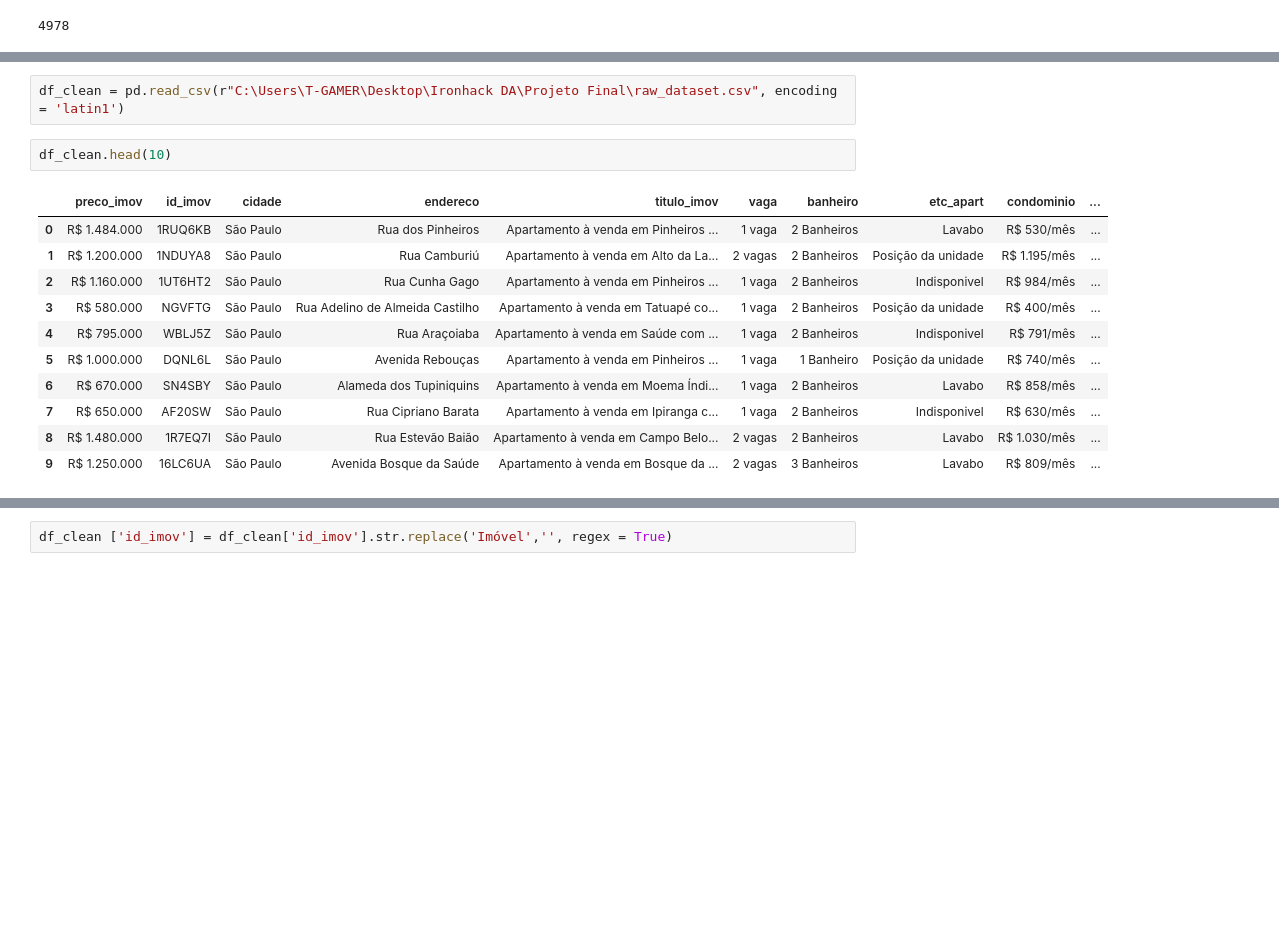
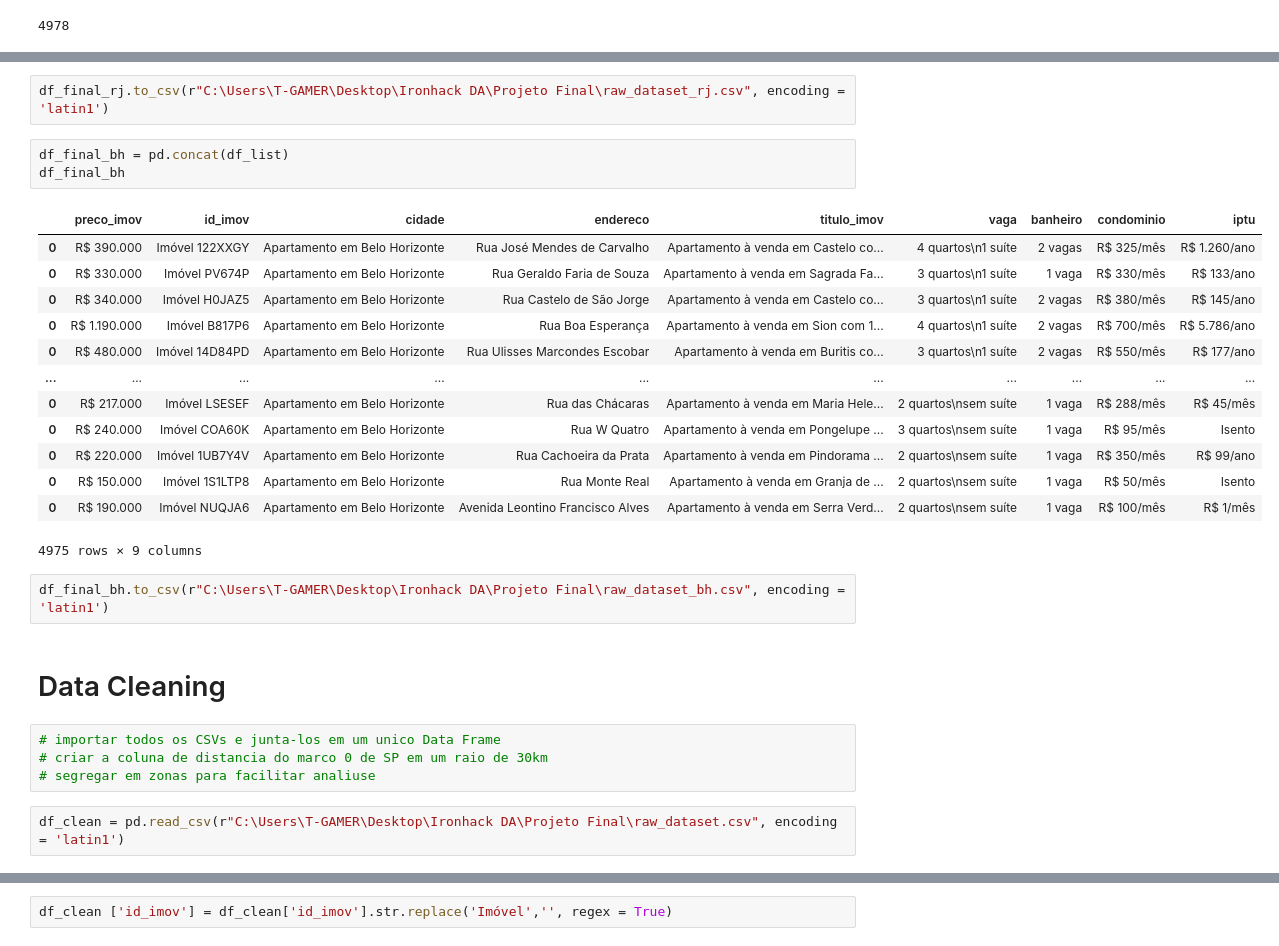
Before and after one commit to leoncasty/data_viz_imob, a Jupyter notebook: mercado_imob.ipynb, the cells around one changed output, grey strips where cells are left out. Cells and saved outputs as stored; diff of their text form; blank space fills up the shorter version.

```diff
--- a/mercado_imob.ipynb
+++ b/mercado_imob.ipynb
@@ -312,16 +333,29 @@ df_final_final.to_csv(r"C:\Users\T-GAMER\Desktop\Ironhack DA\Projeto Final\raw_d
+# %%
+df_final_rj.to_csv(r"C:\Users\T-GAMER\Desktop\Ironhack DA\Projeto Final\raw_dataset_rj.csv", encoding = 'latin1')
+# %%
+df_final_bh = pd.concat(df_list)
+df_final_bh
+# %% [output]
+|  | preco_imov | id_imov | cidade | endereco | titulo_imov | vaga | banheiro | condominio | iptu |
+| 0 | R$ 390.000 | Imóvel 122XXGY | Apartamento em Belo Horizonte | Rua José Mendes de Carvalho | Apartamento à venda em Castelo co... | 4 quartos\n1 suíte | 2 vagas | R$ 325/mês | R$ 1.260/ano |
+| 0 | R$ 330.000 | Imóvel PV674P | Apartamento em Belo Horizonte | Rua Geraldo Faria de Souza | Apartamento à venda em Sagrada Fa... | 3 quartos\n1 suíte | 1 vaga | R$ 330/mês | R$ 133/ano |
+| 0 | R$ 340.000 | Imóvel H0JAZ5 | Apartamento em Belo Horizonte | Rua Castelo de São Jorge | Apartamento à venda em Castelo co... | 3 quartos\n1 suíte | 2 vagas | R$ 380/mês | R$ 145/ano |
+| 0 | R$ 1.190.000 | Imóvel B817P6 | Apartamento em Belo Horizonte | Rua Boa Esperança | Apartamento à venda em Sion com 1... | 4 quartos\n1 suíte | 2 vagas | R$ 700/mês | R$ 5.786/ano |
+| 0 | R$ 480.000 | Imóvel 14D84PD | Apartamento em Belo Horizonte | Rua Ulisses Marcondes Escobar | Apartamento à venda em Buritis co... | 3 quartos\n1 suíte | 2 vagas | R$ 550/mês | R$ 177/ano |
+| ... | ... | ... | ... | ... | ... | ... | ... | ... | ... |
+| 0 | R$ 217.000 | Imóvel LSESEF | Apartamento em Belo Horizonte | Rua das Chácaras | Apartamento à venda em Maria Hele... | 2 quartos\nsem suíte | 1 vaga | R$ 288/mês | R$ 45/mês |
+| 0 | R$ 240.000 | Imóvel COA60K | Apartamento em Belo Horizonte | Rua W Quatro | Apartamento à venda em Pongelupe ... | 3 quartos\nsem suíte | 1 vaga | R$ 95/mês | Isento |
+| 0 | R$ 220.000 | Imóvel 1UB7Y4V | Apartamento em Belo Horizonte | Rua Cachoeira da Prata | Apartamento à venda em Pindorama ... | 2 quartos\nsem suíte | 1 vaga | R$ 350/mês | R$ 99/ano |
+| 0 | R$ 150.000 | Imóvel 1S1LTP8 | Apartamento em Belo Horizonte | Rua Monte Real | Apartamento à venda em Granja de ... | 2 quartos\nsem suíte | 1 vaga | R$ 50/mês | Isento |
+| 0 | R$ 190.000 | Imóvel NUQJA6 | Apartamento em Belo Horizonte | Avenida Leontino Francisco Alves | Apartamento à venda em Serra Verd... | 2 quartos\nsem suíte | 1 vaga | R$ 100/mês | R$ 1/mês |
+4975 rows × 9 columns
+# %%
+df_final_bh.to_csv(r"C:\Users\T-GAMER\Desktop\Ironhack DA\Projeto Final\raw_dataset_bh.csv", encoding = 'latin1')
+# %% [markdown]
+# Data Cleaning
+# %%
+# importar todos os CSVs e junta-los em um unico Data Frame
+# criar a coluna de distancia do marco 0 de SP em um raio de 30km
+# segregar em zonas para facilitar analiuse
 # %%
 df_clean = pd.read_csv(r"C:\Users\T-GAMER\Desktop\Ironhack DA\Projeto Final\raw_dataset.csv", encoding = 'latin1')
-# %%
-df_clean.head(10)
-# %% [output]
-|  | preco_imov | id_imov | cidade | endereco | titulo_imov | vaga | banheiro | etc_apart | condominio | ... |
-| 0 | R$ 1.484.000 | 1RUQ6KB | São Paulo | Rua dos Pinheiros | Apartamento à venda em Pinheiros ... | 1 vaga | 2 Banheiros | Lavabo | R$ 530/mês | ... |
-| 1 | R$ 1.200.000 | 1NDUYA8 | São Paulo | Rua Camburiú | Apartamento à venda em Alto da La... | 2 vagas | 2 Banheiros | Posição da unidade | R$ 1.195/mês | ... |
-| 2 | R$ 1.160.000 | 1UT6HT2 | São Paulo | Rua Cunha Gago | Apartamento à venda em Pinheiros ... | 1 vaga | 2 Banheiros | Indisponivel | R$ 984/mês | ... |
-| 3 | R$ 580.000 | NGVFTG | São Paulo | Rua Adelino de Almeida Castilho | Apartamento à venda em Tatuapé co... | 1 vaga | 2 Banheiros | Posição da unidade | R$ 400/mês | ... |
-| 4 | R$ 795.000 | WBLJ5Z | São Paulo | Rua Araçoiaba | Apartamento à venda em Saúde com ... | 1 vaga | 2 Banheiros | Indisponivel | R$ 791/mês | ... |
-| 5 | R$ 1.000.000 | DQNL6L | São Paulo | Avenida Rebouças | Apartamento à venda em Pinheiros ... | 1 vaga | 1 Banheiro | Posição da unidade | R$ 740/mês | ... |
-| 6 | R$ 670.000 | SN4SBY | São Paulo | Alameda dos Tupiniquins | Apartamento à venda em Moema Índi... | 1 vaga | 2 Banheiros | Lavabo | R$ 858/mês | ... |
-| 7 | R$ 650.000 | AF20SW | São Paulo | Rua Cipriano Barata | Apartamento à venda em Ipiranga c... | 1 vaga | 2 Banheiros | Indisponivel | R$ 630/mês | ... |
-| 8 | R$ 1.480.000 | 1R7EQ7I | São Paulo | Rua Estevão Baião | Apartamento à venda em Campo Belo... | 2 vagas | 2 Banheiros | Lavabo | R$ 1.030/mês | ... |
-| 9 | R$ 1.250.000 | 16LC6UA | São Paulo | Avenida Bosque da Saúde | Apartamento à venda em Bosque da ... | 2 vagas | 3 Banheiros | Lavabo | R$ 809/mês | ... |
```
Also changed, not shown: parts of 34 cells of this notebook, 5 other files.
